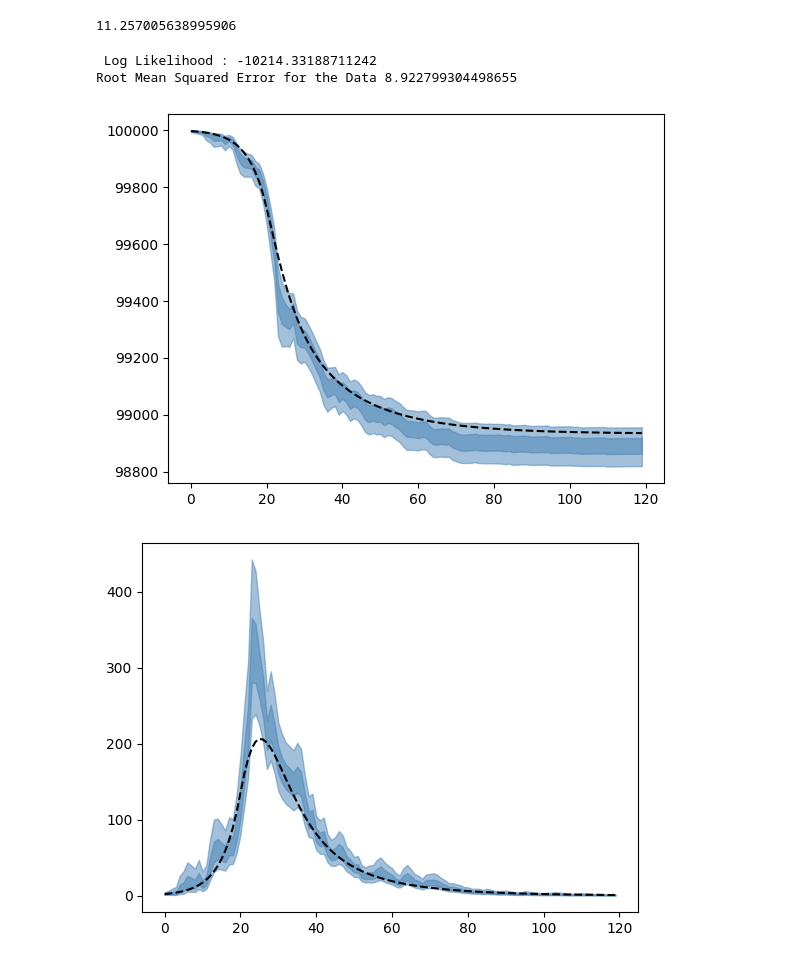
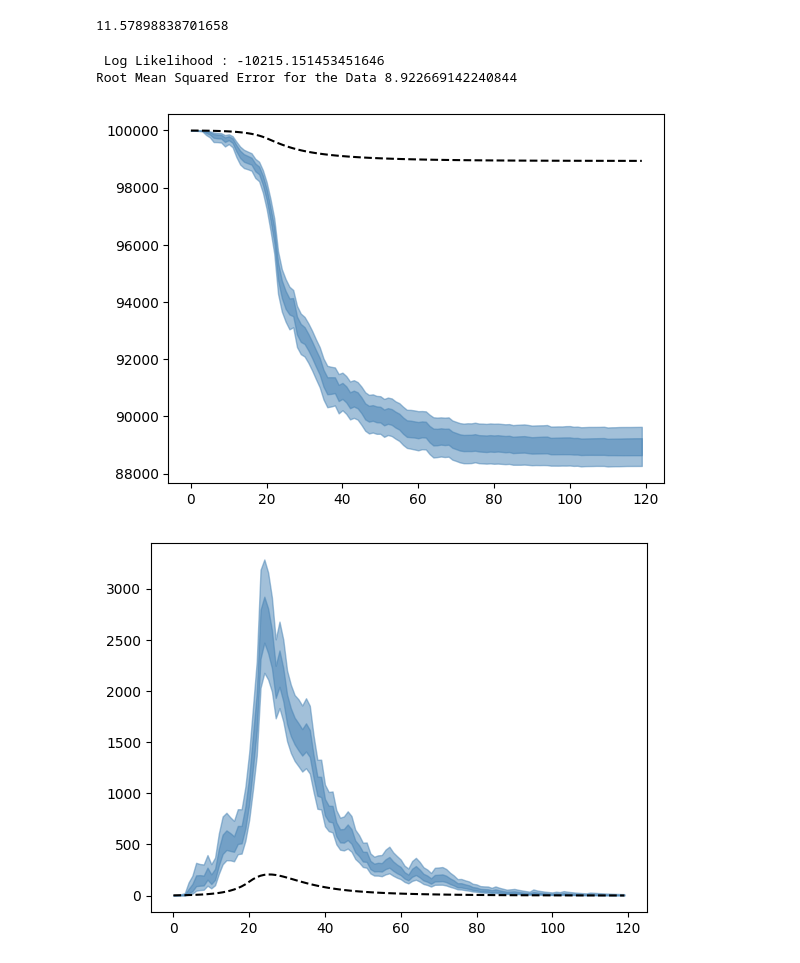
Before and after one commit to Averydx/PMCMC, a Jupyter notebook: examples/pmcmc_seir_calvetti.ipynb, the cells around one changed output. Cells and saved outputs as stored; diff of their text form; code cells hidden in the pictures.

```diff
--- a/examples/pmcmc_seir_calvetti.ipynb
+++ b/examples/pmcmc_seir_calvetti.ipynb
@@ -73,7 +73,7 @@ gamma = 1/14
 eta = 1/7
 
 T = 120
-dt = 1.
+dt = 0.1
 t_vec = np.arange(0,T,dt)
 beta_par = {'b_0':0.4,'b_inf': 0.1, 'tau': 5,'T':20}
 
@@ -98,7 +98,7 @@ def SEIR_init(num_particles, model_dim, rng):
 
     return particles_0
 
-pf_params = {'num_particles':20_000,
+pf_params = {'num_particles':10_000,
                       'dt':dt,
                       'model':SEIR_model,
                       'observation_model':SEIR_Obs,
@@ -118,30 +118,30 @@ output = particlefilter(data = data,
 
 print(perf_counter() - t)
 # %% [output]
-11.257005638995906
+11.57898838701658
 # %%
 print(f" Log Likelihood : {np.sum(output['Log_likelihood'])}")
 
 print(f"Root Mean Squared Error for the Data {np.sqrt(np.mean((data - np.mean(output['particle_observations'][:,0,:]))**2))}")
 
 for i in range(4):
     plt.fill_between(t_vec[::int(1/dt)],np.percentile(output['particle_distribution'][:,i,:].T,5,axis = 1),np.percentile(output['particle_distribution'][:,i,:].T,95,axis = 1),alpha = 0.5,color = 'steelblue')
     plt.fill_between(t_vec[::int(1/dt)],np.percentile(output['particle_distribution'][:,i,:].T,25,axis = 1),np.percentile(output['particle_distribution'][:,i,:].T,75,axis = 1),alpha = 0.5,color = 'steelblue')
-    plt.plot(t_vec,state[:,i],'--',color = 'black')
+    plt.plot(t_vec[::int(1/dt)],state[:,i],'--',color = 'black')
     plt.show()
 
 plt.plot(t_vec,betas,'--',color = 'black')
 plt.fill_between(t_vec[::int(1/dt)],np.percentile(output['particle_distribution'][:,4,:].T,5,axis = 1),np.percentile(output['particle_distribution'][:,4,:].T,95,axis = 1),alpha = 0.5,color = 'steelblue')
 plt.fill_between(t_vec[::int(1/dt)],np.percentile(output['particle_distribution'][:,4,:].T,25,axis = 1),np.percentile(output['particle_distribution'][:,4,:].T,75,axis = 1),alpha = 0.5,color = 'steelblue')
 plt.show()
 
 plt.title("Fit to Data")
 plt.xlabel('Time (Days)')
 plt.plot(t_vec[::int(1/dt)],data.T,'--',color = 'black')
 plt.fill_between(t_vec[::int(1/dt)],np.percentile(output['particle_observations'][:,0,:].T,5,axis = 1),np.percentile(output['particle_observations'][:,0,:].T,95,axis = 1),alpha = 0.5)
 plt.show()
 # %% [output]
- Log Likelihood : -10214.33188711242
-Root Mean Squared Error for the Data 8.922799304498655
+ Log Likelihood : -10215.151453451646
+Root Mean Squared Error for the Data 8.922669142240844
-[figure, old version]
+[figure, new version]
-[figure, old version]
+[figure, new version]
```
Also changed, not shown: parts of 9 cells of this notebook.
